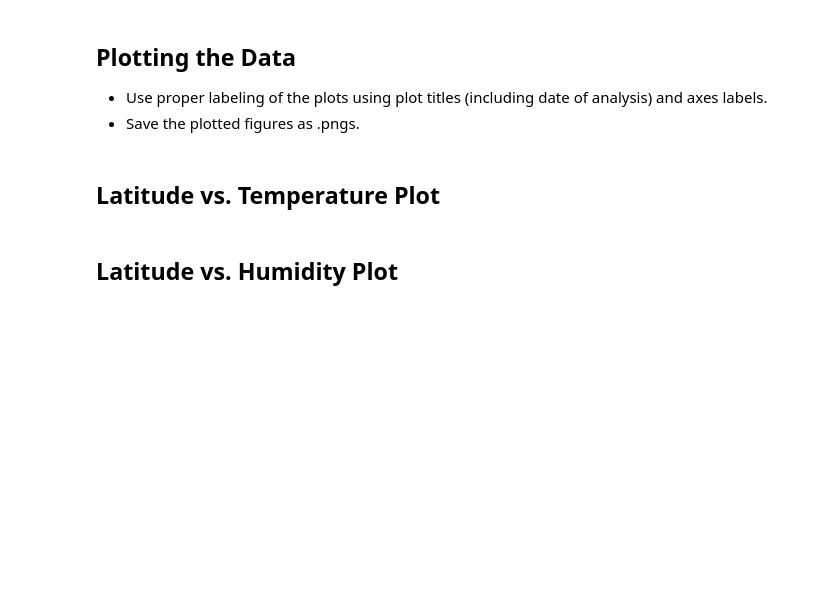
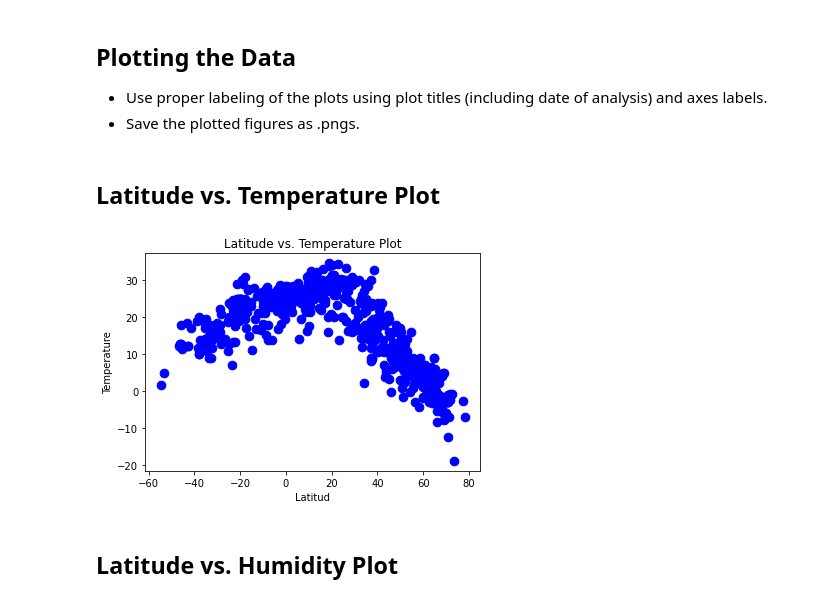
Before and after one commit to JoseH-Git/python-api-challenge, a Jupyter notebook: WeatherPy/WeatherPy.ipynb, the cells around one changed output. Saved outputs shown, nothing was run; the diff lists cells and outputs as text; code cells hidden in the pictures; blank space fills up the shorter version.

Commit message:
scattered plots

```diff
--- a/WeatherPy/WeatherPy.ipynb
+++ b/WeatherPy/WeatherPy.ipynb
@@ -195,5 +195,17 @@ hum_cities
 * Save the plotted figures as .pngs.
 # %% [markdown]
 ## Latitude vs. Temperature Plot
+# %%
+marker_size=15
+plt.scatter(cities_dict_df['Lat'],cities_dict_df['Max Temp'],s=75, color="blue")
+plt.title("Latitude vs. Temperature Plot")
+plt.xlabel("Latitud")
+plt.ylabel("Temperature")
+
+
+plt.savefig("../Images/Latitude vs. Temperature Plot.png", bbox_inches = "tight")
+plt.show()
+# %% [output]
+[figure, added]
 # %% [markdown]
 ## Latitude vs. Humidity Plot
```
Also changed, not shown: parts of 3 cells of this notebook, 4 other files.
